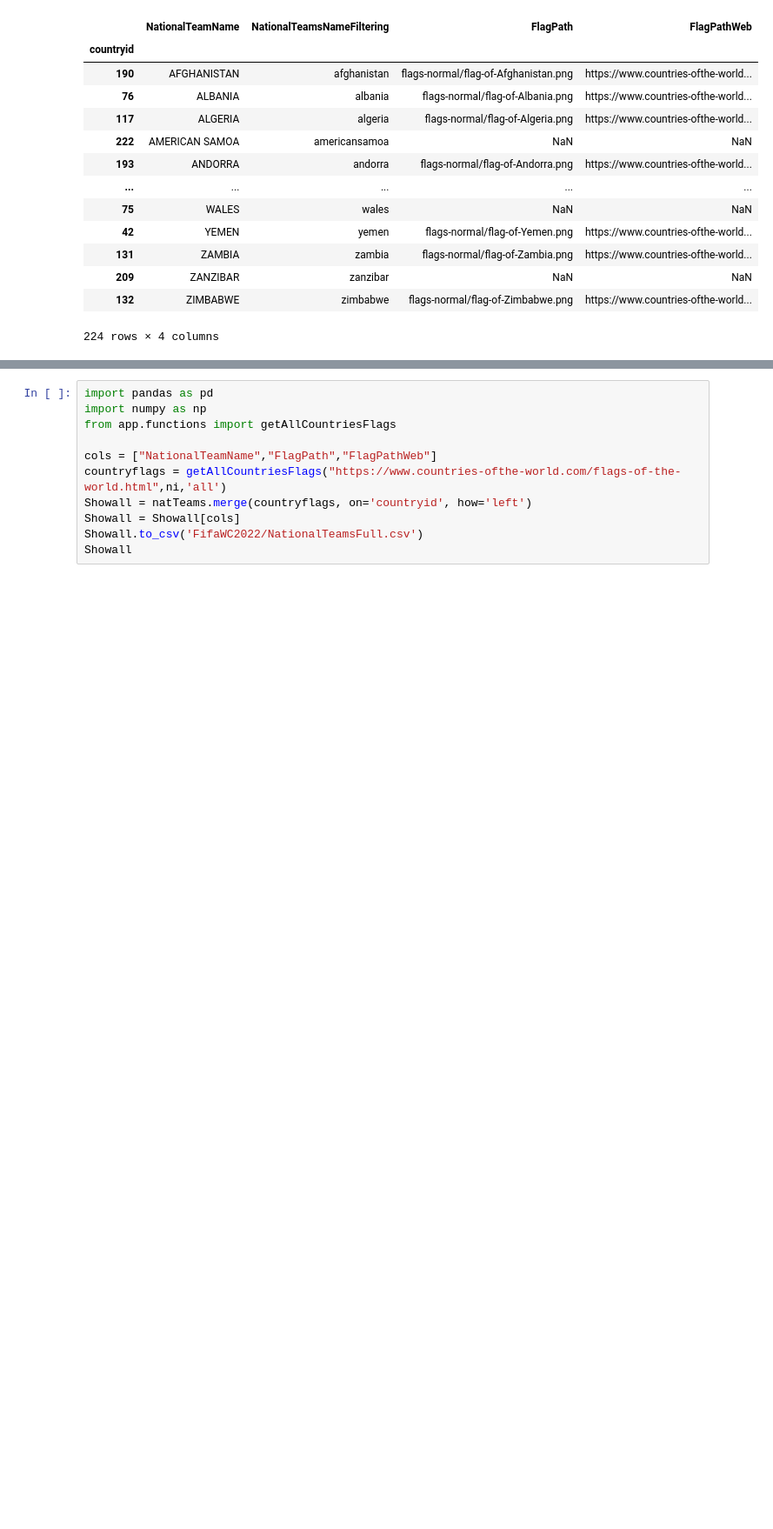
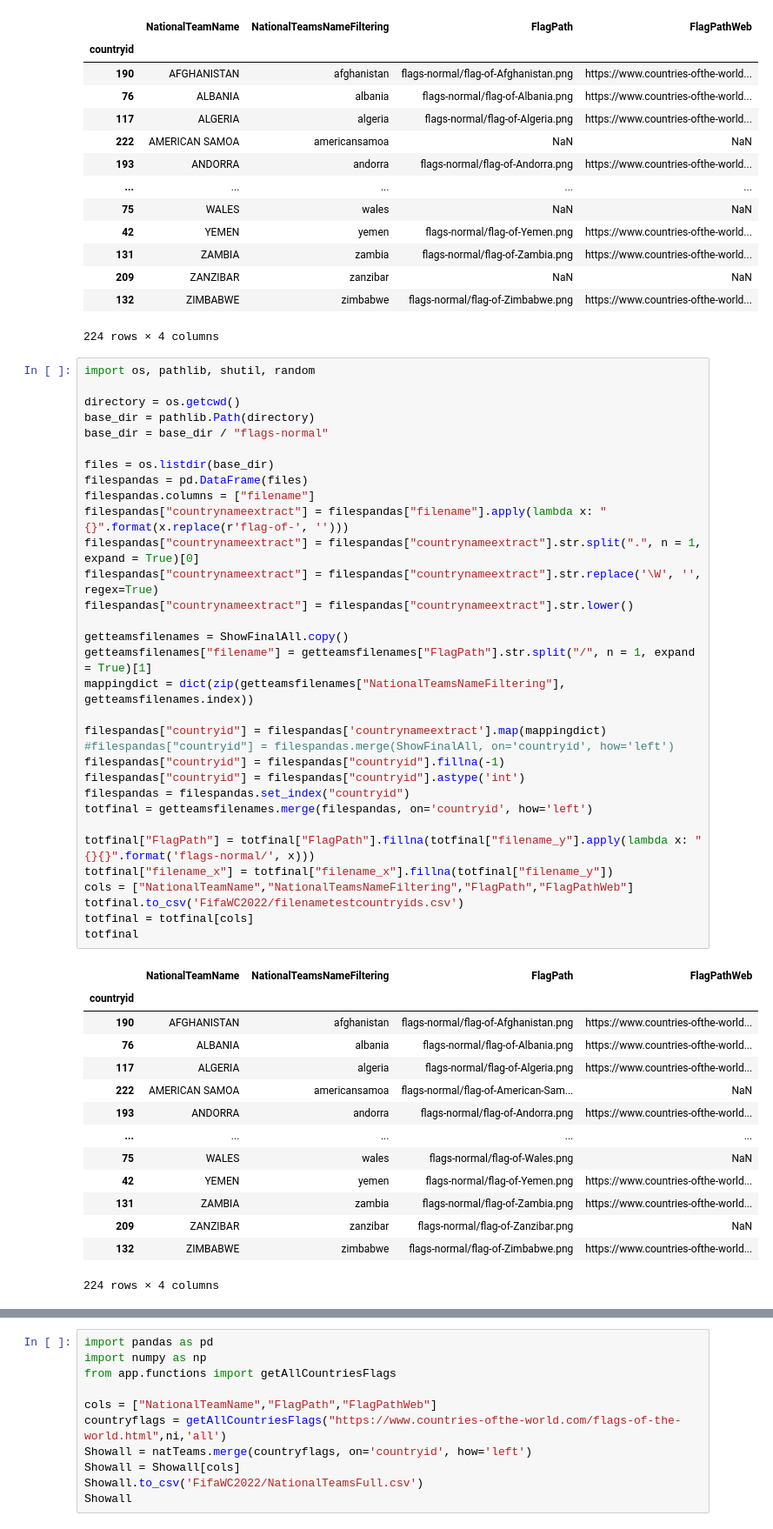
Before and after one commit to bujarkreci/jupyter-project, a Jupyter notebook: callPostgreEx/readTablesFromHTMLWiki.ipynb, the cells around one changed output, grey strips where cells are left out. Shown at 87% size. Saved outputs shown, nothing was run; the diff lists cells and outputs as text; blank space fills up the shorter version.

```diff
--- a/callPostgreEx/readTablesFromHTMLWiki.ipynb
+++ b/callPostgreEx/readTablesFromHTMLWiki.ipynb
@@ -156,3 +117,50 @@ ShowFinalAll
 | 209 | ZANZIBAR | zanzibar | NaN | NaN |
 | 132 | ZIMBABWE | zimbabwe | flags-normal/flag-of-Zimbabwe.png | https://www.countries-ofthe-world... |
 224 rows × 4 columns
+# %%
+import os, pathlib, shutil, random
+
+directory = os.getcwd()
+base_dir = pathlib.Path(directory)
+base_dir = base_dir / "flags-normal"
+
+files = os.listdir(base_dir)
+filespandas = pd.DataFrame(files)
+filespandas.columns = ["filename"]
+filespandas["countrynameextract"] = filespandas["filename"].apply(lambda x: "{}".format(x.replace(r'flag-of-', '')))
+filespandas["countrynameextract"] = filespandas["countrynameextract"].str.split(".", n = 1, expand = True)[0]
+filespandas["countrynameextract"] = filespandas["countrynameextract"].str.replace('\W', '', regex=True)
+filespandas["countrynameextract"] = filespandas["countrynameextract"].str.lower()
+
+getteamsfilenames = ShowFinalAll.copy()
+getteamsfilenames["filename"] = getteamsfilenames["FlagPath"].str.split("/", n = 1, expand = True)[1]
+mappingdict = dict(zip(getteamsfilenames["NationalTeamsNameFiltering"], getteamsfilenames.index))
+
+filespandas["countryid"] = filespandas['countrynameextract'].map(mappingdict)
+#filespandas["countryid"] = filespandas.merge(ShowFinalAll, on='countryid', how='left')
+filespandas["countryid"] = filespandas["countryid"].fillna(-1)
+filespandas["countryid"] = filespandas["countryid"].astype('int')
+filespandas = filespandas.set_index("countryid")
+totfinal = getteamsfilenames.merge(filespandas, on='countryid', how='left')
+
+totfinal["FlagPath"] = totfinal["FlagPath"].fillna(totfinal["filename_y"].apply(lambda x: "{}{}".format('flags-normal/', x)))
+totfinal["filename_x"] = totfinal["filename_x"].fillna(totfinal["filename_y"])
+cols = ["NationalTeamName","NationalTeamsNameFiltering","FlagPath","FlagPathWeb"]
+totfinal.to_csv('FifaWC2022/filenametestcountryids.csv')
+totfinal = totfinal[cols]
+totfinal
+# %% [output]
+|  | NationalTeamName | NationalTeamsNameFiltering | FlagPath | FlagPathWeb |
+| countryid |  |  |  |  |
+| 190 | AFGHANISTAN | afghanistan | flags-normal/flag-of-Afghanistan.png | https://www.countries-ofthe-world... |
+| 76 | ALBANIA | albania | flags-normal/flag-of-Albania.png | https://www.countries-ofthe-world... |
+| 117 | ALGERIA | algeria | flags-normal/flag-of-Algeria.png | https://www.countries-ofthe-world... |
+| 222 | AMERICAN SAMOA | americansamoa | flags-normal/flag-of-American-Sam... | NaN |
+| 193 | ANDORRA | andorra | flags-normal/flag-of-Andorra.png | https://www.countries-ofthe-world... |
+| ... | ... | ... | ... | ... |
+| 75 | WALES | wales | flags-normal/flag-of-Wales.png | NaN |
+| 42 | YEMEN | yemen | flags-normal/flag-of-Yemen.png | https://www.countries-ofthe-world... |
+| 131 | ZAMBIA | zambia | flags-normal/flag-of-Zambia.png | https://www.countries-ofthe-world... |
+| 209 | ZANZIBAR | zanzibar | flags-normal/flag-of-Zanzibar.png | NaN |
+| 132 | ZIMBABWE | zimbabwe | flags-normal/flag-of-Zimbabwe.png | https://www.countries-ofthe-world... |
+224 rows × 4 columns
```
Also changed, not shown: parts of 5 cells of this notebook, 2 other files.
